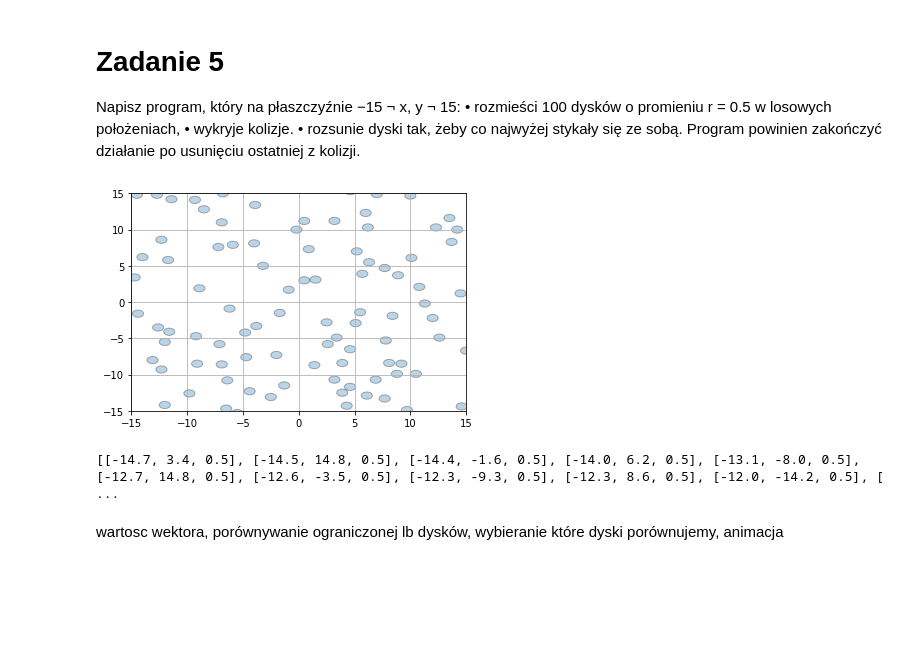
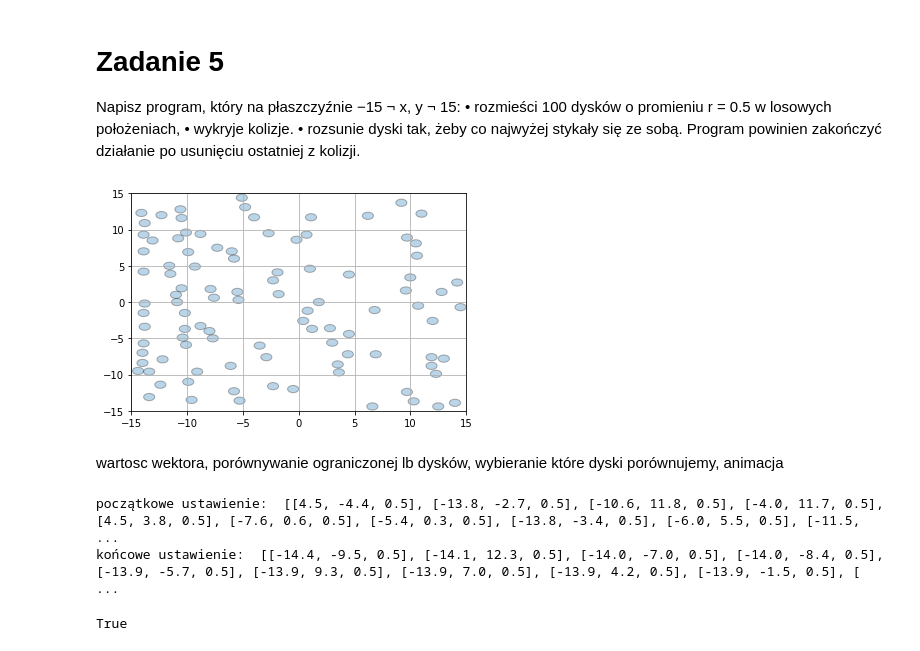
Before and after one commit to KingaTeklak/lista6, a Jupyter notebook: lista6.ipynb, the cells around one changed output. Drawn from its saved outputs; the diff is of its cells as text; code cells hidden in the pictures; blank space fills up the shorter version.

```diff
--- a/lista6.ipynb
+++ b/lista6.ipynb
@@ -17,10 +19,12 @@ co z dyskami, których środek jest w "polu" ale reszta nie, czy trzeba to precy
 # %%
 def generate_disks(n):
+  """funkcja generate_disks przyjmuje za argument int jakos ilość dysków do wygenerowania.
+  Generuje n losowych dysków, ograniczonych przez płaszczyznę -15<=x,y<=15 o promieniu 0,5"""
   disks = []
 
   for i in range(n):
-    x = round(random.uniform(-15, 15.1), 1)
-    y = round(random.uniform(-15, 15.1), 1)
+    x = round(random.uniform(-14.5, 14.5), 1)
+    y = round(random.uniform(-14.5, 14.5), 1)
     r = round(random.uniform(0.5, 0.51), 1)
 
     disks.append([x, y, r])
@@ -111,27 +120,3 @@ vector_x(disks[0][0])
 • wykryje kolizje.
 • rozsunie dyski tak, żeby co najwyżej stykały się ze sobą.
 Program powinien zakończyć działanie po usunięciu ostatniej z kolizji.
-# %%
-def seperate_disks(disks):
-  #print(disks)
-  n = 0
-  for first_disk in disks:
-    n+=1
-    for second_disk in disks[n:]:
-      if first_disk != second_disk:
-        if abs(first_disk[0] - second_disk[0]) >= first_disk[2]+second_disk[2]:
-          break
-
-        else:
-          while colision(first_disk, second_disk):
-
-            first_disk = move(first_disk, (0,vektor_y(first_disk[1])))
-
-            break
-  return disks
-
-
-
-
-
-seperate_disks(disks)
@@ -138,20 +172,50 @@ seperate_disks(disks)
 # %%
 def draw_new_disks(disks):
+  """ Funkcja draw_new_disks przyjmuje za argument listę dysków.
+  Iteruje przez listę list, gdzie bierze pierwszą i drugą wartość i ustala z nim odpowiednio współrzędną x i y plotowanych dysków. Wartość 3 odpowiada promieniowi.
+  Dyski przedstawione są w postaci kół. Funkcja zwraca wykres z naniesionymi dyskami."""
   fig = plt.figure()
   ax = fig.add_subplot(111)
   for disk in disks:
     crcle = matplotlib.patches.Circle((disk[0], disk[1]), disk[2], alpha = 0.3, edgecolor="black")
     ax.add_patch(crcle)
+  #for disk_copy in disks_copy:
+    #crcle_copy = matplotlib.patches.Circle((disk_copy[0], disk_copy[1]), disk_copy[2], alpha = 0.3, color = "yellow", edgecolor="black")
+    #ax.add_patch(crcle_copy)
 
   plt.xlim(-15, 15)
   plt.ylim(-15, 15)
   plt.grid()
   plt.show()
 
-
-draw_disks(seperate_disks(disks))
+disks_separated_list = seperate_disks(disks)
+draw_new_disks(disks_separated_list)
 # %% [output]
-[figure, old version]
+[figure, new version]
-[[-14.7, 3.4, 0.5], [-14.5, 14.8, 0.5], [-14.4, -1.6, 0.5], [-14.0, 6.2, 0.5], [-13.1, -8.0, 0.5], [-12.7, 14.8, 0.5], [-12.6, -3.5, 0.5], [-12.3, -9.3, 0.5], [-12.3, 8.6, 0.5], [-12.0, -14.2, 0.5], [ ...
 # %% [markdown]
 wartosc wektora, porównywanie ograniczonej lb dysków, wybieranie które dyski porównujemy, animacja
+# %%
+def old_and_new():
+  """ Funkcja old_and_new printuje poczatkowe i końcowe ustawnienie dysków."""
+  print("początkowe ustawienie: ", disks)
+  print("końcowe ustawienie: ", disks_separated_list)
+old_and_new()
+
+def check_if_all_in_bounds(disks):
+    """ Funkcja old_and_new printuje poczatkowe i końcowe ustawnienie dysków."""
+    ret_val = True
+
+    for disk in disks:
+        if not -14.5 <= disk[0] <= 14.5:
+            ret_val = False
+            break
+        elif not -14.5 <= disk[1] <= 14.5:
+            ret_val = False
+        break
+
+    return ret_val
+check_if_all_in_bounds(disks)
+# %% [output]
+początkowe ustawienie:  [[4.5, -4.4, 0.5], [-13.8, -2.7, 0.5], [-10.6, 11.8, 0.5], [-4.0, 11.7, 0.5], [4.5, 3.8, 0.5], [-7.6, 0.6, 0.5], [-5.4, 0.3, 0.5], [-13.8, -3.4, 0.5], [-6.0, 5.5, 0.5], [-11.5, ...
+końcowe ustawienie:  [[-14.4, -9.5, 0.5], [-14.1, 12.3, 0.5], [-14.0, -7.0, 0.5], [-14.0, -8.4, 0.5], [-13.9, -5.7, 0.5], [-13.9, 9.3, 0.5], [-13.9, 7.0, 0.5], [-13.9, 4.2, 0.5], [-13.9, -1.5, 0.5], [ ...
+True
```
Also changed, not shown: parts of 13 cells of this notebook.
